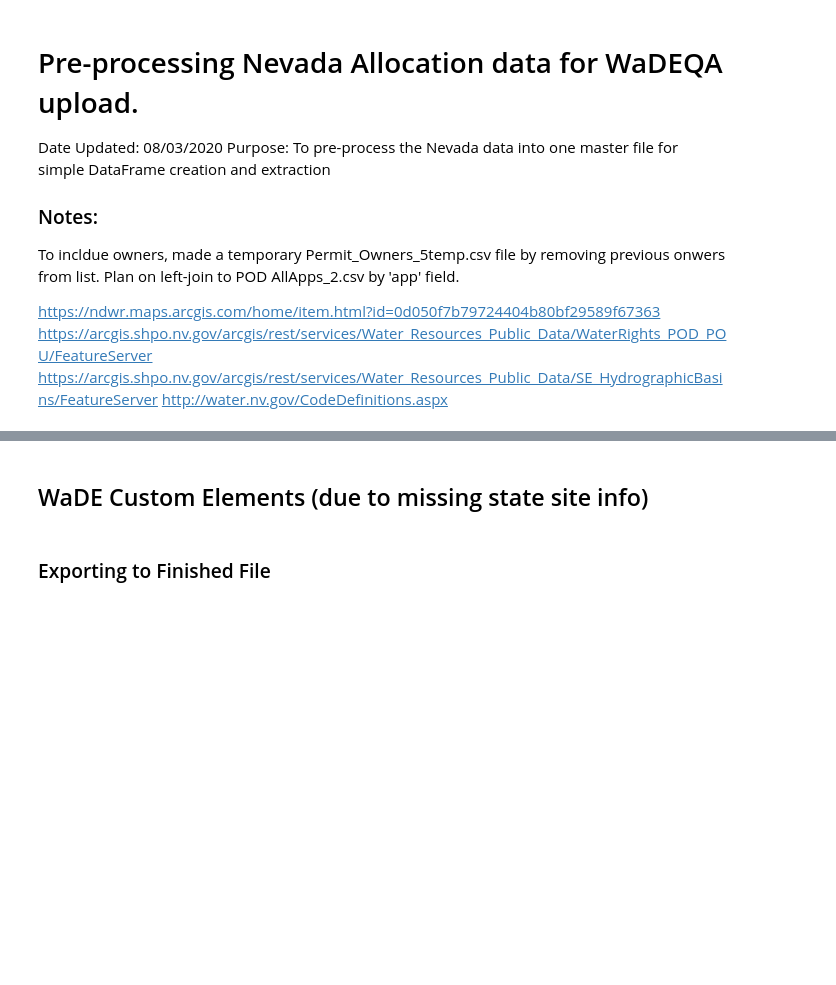
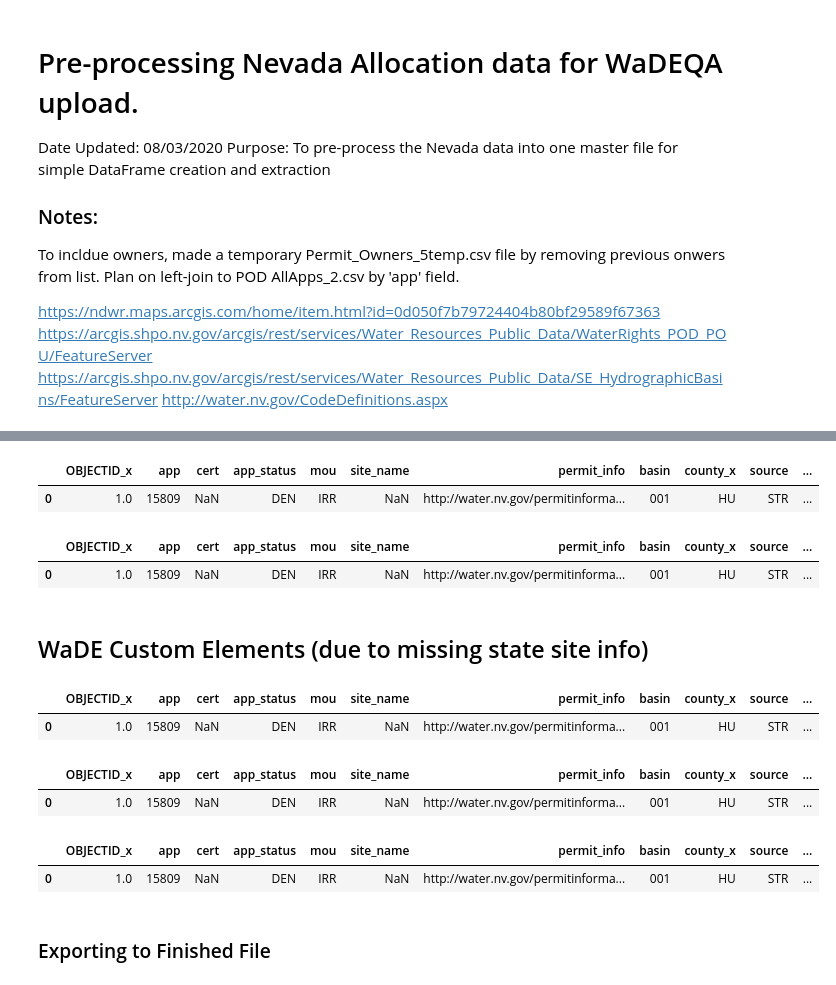
Before and after one commit to WSWCWaterDataExchange/MappingStatesDataToWaDE2.0, a Jupyter notebook: Nevada/WaterAllocation/0_PreProcessNevadaAllocationData.ipynb, the cells around one changed output, grey strips where cells are left out. Cells and saved outputs as stored; diff of their text form; code cells hidden in the pictures; blank space fills up the shorter version.

```diff
--- a/Nevada/WaterAllocation/0_PreProcessNevadaAllocationData.ipynb
+++ b/Nevada/WaterAllocation/0_PreProcessNevadaAllocationData.ipynb
@@ -81,15 +117,19 @@ df['in_WaterSourceTypeCV'] = df.apply(lambda row: assignWaterSourceTypeCV(row['s
 # %%
 # For creating SiteName
 def assignSiteName(colrowValue):
     colrowValuestr = str(colrowValue)
     colrowValuestr = colrowValuestr.strip()
     if ((colrowValuestr == "") or pd.isnull(colrowValuestr) or colrowValuestr == 'nan'):
         outList = "Unspecified"
     else:
         outList = colrowValuestr
     return outList
 
 df['in_SiteName'] = df.apply(lambda row: assignSiteName(row['site_name']), axis=1)
+df.head(1)
+# %% [output]
+|  | OBJECTID_x | app | cert | app_status | mou | site_name | permit_info | basin | county_x | source | ... |
+| 0 | 1.0 | 15809 | NaN | DEN | IRR | NaN | http://water.nv.gov/permitinforma... | 001 | HU | STR | ... |
 # %%
 # For creating SiteTypeCV
 UnknownSTCVDict = {
@@ -116,6 +156,10 @@ def assignSiteTypeCV(colrowValue):
     return outList
 
 df['in_SiteTypeCV'] = df.apply(lambda row: assignSiteTypeCV(row['source']), axis=1)
+df.head(1)
+# %% [output]
+|  | OBJECTID_x | app | cert | app_status | mou | site_name | permit_info | basin | county_x | source | ... |
+| 0 | 1.0 | 15809 | NaN | DEN | IRR | NaN | http://water.nv.gov/permitinforma... | 001 | HU | STR | ... |
 # %% [markdown]
 ## WaDE Custom Elements (due to missing state site info)
 # %%
@@ -157,7 +201,10 @@ def retrieveSiteNativeID(A, B, C, D):
     return outList
 
 df['in_SiteNativeID'] = df.apply(lambda row: retrieveSiteNativeID( row['y'], row['x'], row['in_SiteTypeCV'], row['in_SiteName']), axis=1)
-df
+df.head(1)
+# %% [output]
+|  | OBJECTID_x | app | cert | app_status | mou | site_name | permit_info | basin | county_x | source | ... |
+| 0 | 1.0 | 15809 | NaN | DEN | IRR | NaN | http://water.nv.gov/permitinforma... | 001 | HU | STR | ... |
 # %%
 # Creating WaDE Custom water source native ID for easy water source identification
 # ----------------------------------------------------------------------------------------------------
@@ -191,11 +238,18 @@ def retrieveWaterSourceNativeID(A):
     return outList
 
 df['in_WaterSourceNativeID'] = df.apply(lambda row: retrieveWaterSourceNativeID(row['in_WaterSourceTypeCV']), axis=1)
-df
+df.head(1)
+# %% [output]
+|  | OBJECTID_x | app | cert | app_status | mou | site_name | permit_info | basin | county_x | source | ... |
+| 0 | 1.0 | 15809 | NaN | DEN | IRR | NaN | http://water.nv.gov/permitinforma... | 001 | HU | STR | ... |
 # %%
 #Changing datatype of used date fields.
 df['prior_dt'] = pd.to_datetime(df['prior_dt'], errors = 'coerce')
 df['prior_dt'] = pd.to_datetime(df["prior_dt"].dt.strftime('%m/%d/%Y'))
+df.head(1)
+# %% [output]
+|  | OBJECTID_x | app | cert | app_status | mou | site_name | permit_info | basin | county_x | source | ... |
+| 0 | 1.0 | 15809 | NaN | DEN | IRR | NaN | http://water.nv.gov/permitinforma... | 001 | HU | STR | ... |
 # %% [markdown]
 ### Exporting to Finished File
 # %%
```
Also changed, not shown: parts of 5 cells of this notebook, 12 other files.
